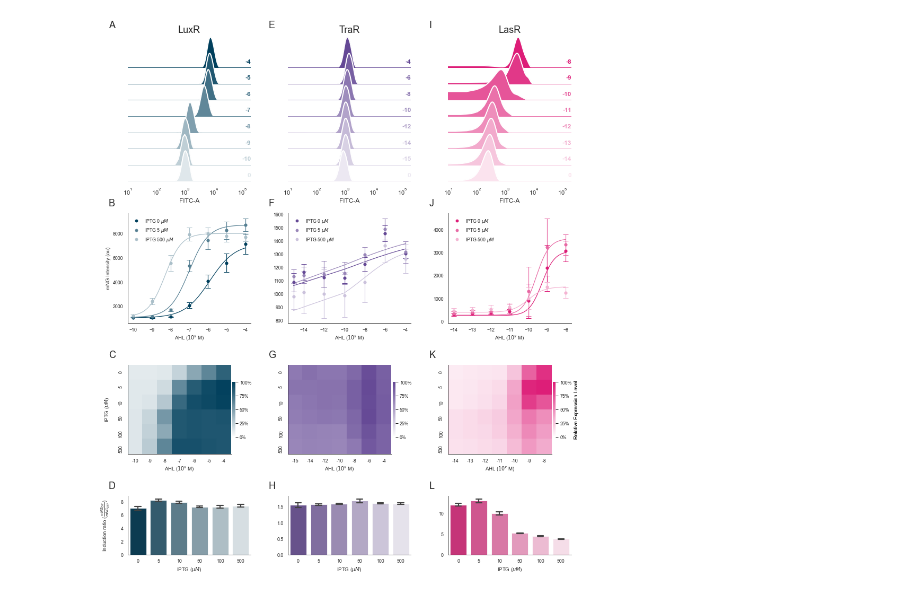
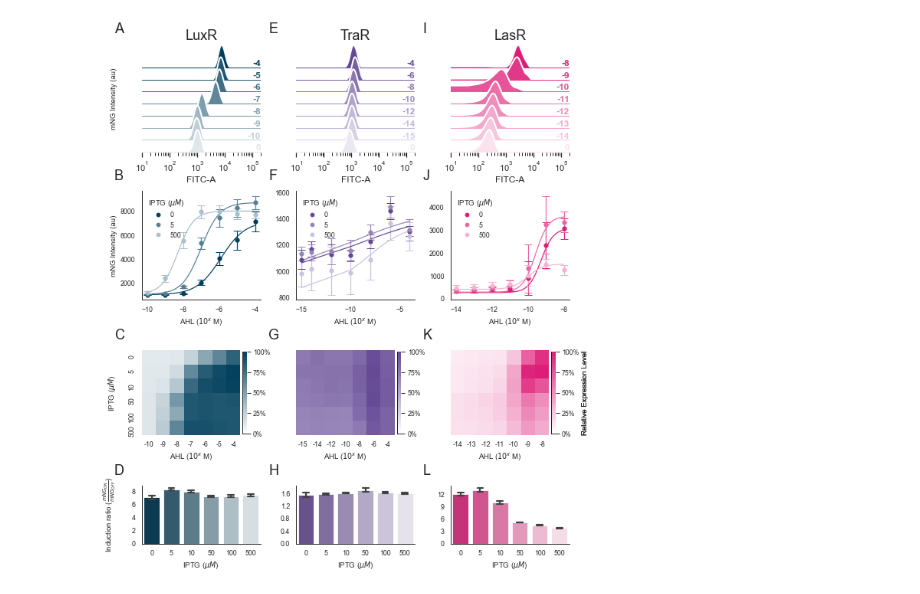
Before and after one commit to Jsakkos/cyano-sync, a Jupyter notebook: notebooks/Characterization.ipynb, the cells around one changed output. Saved outputs shown, nothing was run; the diff lists cells and outputs as text; code cells hidden in the pictures.

Commit message:
Updated figures

```diff
--- a/notebooks/Characterization.ipynb
+++ b/notebooks/Characterization.ipynb
@@ -276,8 +365,8 @@ def plot_ratio(mfi,Family,ax=None,  **kwargs):
     sns.despine()
     return
 # %%
-def ridge_plot(Data,family,iptg,grid):
-    sns.set(style="white", rc={"axes.facecolor": (0, 0, 0, 0)})
+def ridge_plot(Data,family,iptg,grid,xlabel=True,xticks=True,xticklabels=True):
+    sns.set(style="ticks", rc={"axes.facecolor": (0, 0, 0, 0)})
     temp = Data[(Data.Family==family) & (Data.IPTG ==iptg)]
     gs1 = grid.subgridspec(len(temp.AHL.unique()), 1,hspace=-.5)
     axes=gs1.subplots()
@@ -297,14 +386,24 @@ def ridge_plot(Data,family,iptg,grid):
         ax.set_xlim(1e1,2e5)
         ax.set_xscale('log')
         ax.text(1,0.2,str(ahls[j-1]),ha="right", va="center", transform=ax.transAxes,fontweight="bold", color=colors[j-1])
+        ax.get_yaxis().set_visible(False)
         for s in spines:
             ax.spines[s].set_visible(False)
         if j == len(temp.AHL.unique()):
-            ax.set_xlabel('FITC-A')
-
+            if xlabel == True:
+                ax.set_xlabel('FITC-A')
+            else:
+                ax.set_xlabel('')
+            if xticks == True:
+                restore_minor_ticks_log_plot(ax)
+            else:
+                ax.set_xticks([])
+            if xticklabels == False:
+                ax.set_xticklabels([])
         else:
             ax.set_xticklabels([])
             ax.set_xlabel('')
+            ax.get_xaxis().set_visible(False)
 # %%
 from matplotlib import transforms
 def label_panel(ax, letter, *,
@@ -340,12 +475,13 @@ Tra_cmap_r = AHL_cmap('TraR',100,r=True)
 # %%
-fig = plt.figure(figsize=(15,18))
+fig = plt.figure(figsize=(10,12))
 widths = [1,1,1]
-heights = [1, .75, .75,.4]
-gs0 = gridspec.GridSpec(4, 3, figure=fig,wspace=.3,hspace=.3,width_ratios=widths,
+heights = [.75, .75, .75,.4]
+gs0 = gridspec.GridSpec(4, 3, figure=fig,wspace=.3,hspace=.4,width_ratios=widths,
                           height_ratios=heights)
 sns.set_context('paper')
 sns.set_style('white')
 spines = ["top","right","left","bottom"]
+
 # Initialize plot axes
 axes = gs0.subplots()
 
@@ -364,9 +500,10 @@ plot_hill(mfi,[0,5,500],'TraR',fits,Tra_cmap,ax=axes[1, 1])
 plot_hill(mfi,[0,5,500],'LasR',fits,Las_cmap,ax=axes[1, 2])
 
 # # Heatmaps
-make_heatmap(mfi,'LuxR',axes[2, 0],cmap=Lux_cmap_r,cbar_kws=dict(pad=0.01,shrink=.5))
-make_heatmap(mfi,'TraR',axes[2, 1],cmap= Tra_cmap_r,cbar_kws=dict(pad=0.01,shrink=.5))
-make_heatmap(mfi,'LasR',axes[2, 2],cmap=Las_cmap_r,cbar_kws=dict(pad=0.01,shrink=.5))
+sns.set_style('white')
+make_heatmap(mfi,'LuxR',axes[2, 0],cmap=Lux_cmap_r,cbar_kws=dict(pad=0.02,shrink=.75))
+make_heatmap(mfi,'TraR',axes[2, 1],cmap= Tra_cmap_r,cbar_kws=dict(pad=0.02,shrink=.75))
+make_heatmap(mfi,'LasR',axes[2, 2],cmap=Las_cmap_r,cbar_kws=dict(pad=0.02,shrink=.75))
 # # Hill Params
 plot_ratio(mfi,'LuxR',colormap=Lux_cmap,ax=axes[3, 0])
 plot_ratio(mfi,'TraR',colormap=Tra_cmap,ax=axes[3, 1])
@@ -380,44 +517,52 @@ ridge_plot(Data,'LasR',5,grid=gs0[0,2])
 
 
 for ax in axes[0]:
-    ax.axis('off')
+    #ax.axis('off')
     ax.set_ylabel('')
     ax.set_xlabel('')
     ax.set_yticklabels([])
-    ax.set_xticklabels([])
+    #ax.set_xticklabels([])
+    ax.get_xaxis().set_visible(False)
+    for s in spines:
+        ax.spines[s].set_visible(False)
+for ax in axes[2]:
     for s in spines:
         ax.spines[s].set_visible(False)
 #for ax in axes[3]:
     #ax.axis('off')
 fig.align_ylabels()
 #fig.tight_layout()
 axes[0,0].set_title('LuxR',fontsize=18)
 axes[0,1].set_title('TraR',fontsize=18)
 axes[0,2].set_title('LasR',fontsize=18)
-
+axes[2,1].get_yaxis().set_visible(False)
+axes[2,2].get_yaxis().set_visible(False)
+axes[3,0].yaxis.set_major_locator(MaxNLocator(5))
+axes[3,1].yaxis.set_major_locator(MaxNLocator(5))
+axes[3,2].yaxis.set_major_locator(MaxNLocator(5))
 #lux
 label_panel(axes[0,0],'A')
 label_panel(axes[1,0],'B')
 label_panel(axes[2,0],'C')
 label_panel(axes[3,0],'D')
 
 #tra
 label_panel(axes[0,1],'E')
 label_panel(axes[1,1],'F')
 label_panel(axes[2,1],'G')
 label_panel(axes[3,1],'H')
 #las
 label_panel(axes[0,2],'I')
 label_panel(axes[1,2],'J')
 label_panel(axes[2,2],'K')
 label_panel(axes[3,2],'L')
 for ax in axes[:,1:].ravel():
     ax.set_ylabel('')
 
 axes[0,0].set_ylabel('mNG Intensity (au)')
 fig.savefig('../Figures/SE Characterization.pdf',bbox_inches='tight')
 # %% [output]
-[figure, old version]
+[figure, new version]
 # %%
 # Figure S1
 def plot_hill_params(mfi,Family,fits,axes,**kwargs):
```
Also changed, not shown: parts of 12 cells of this notebook, 27 other files.
